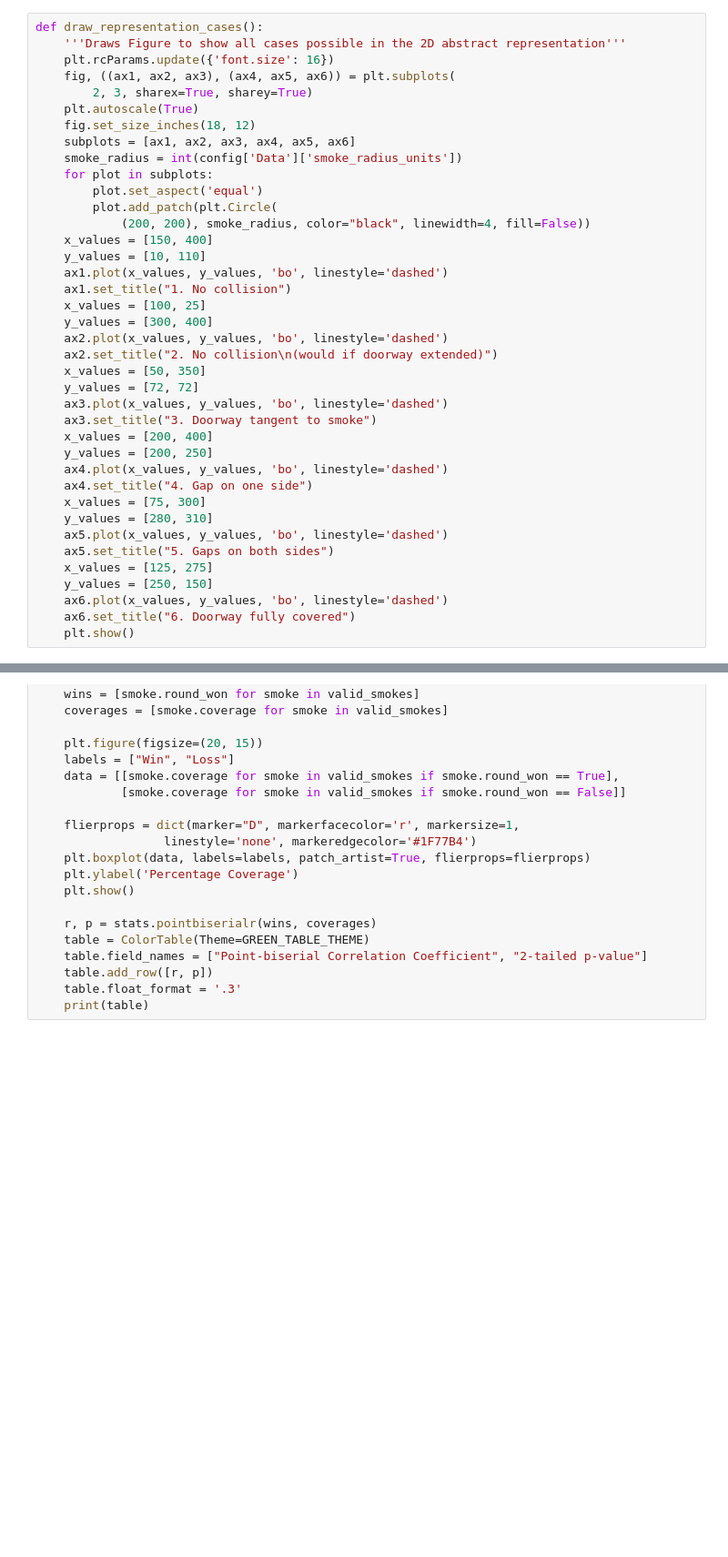
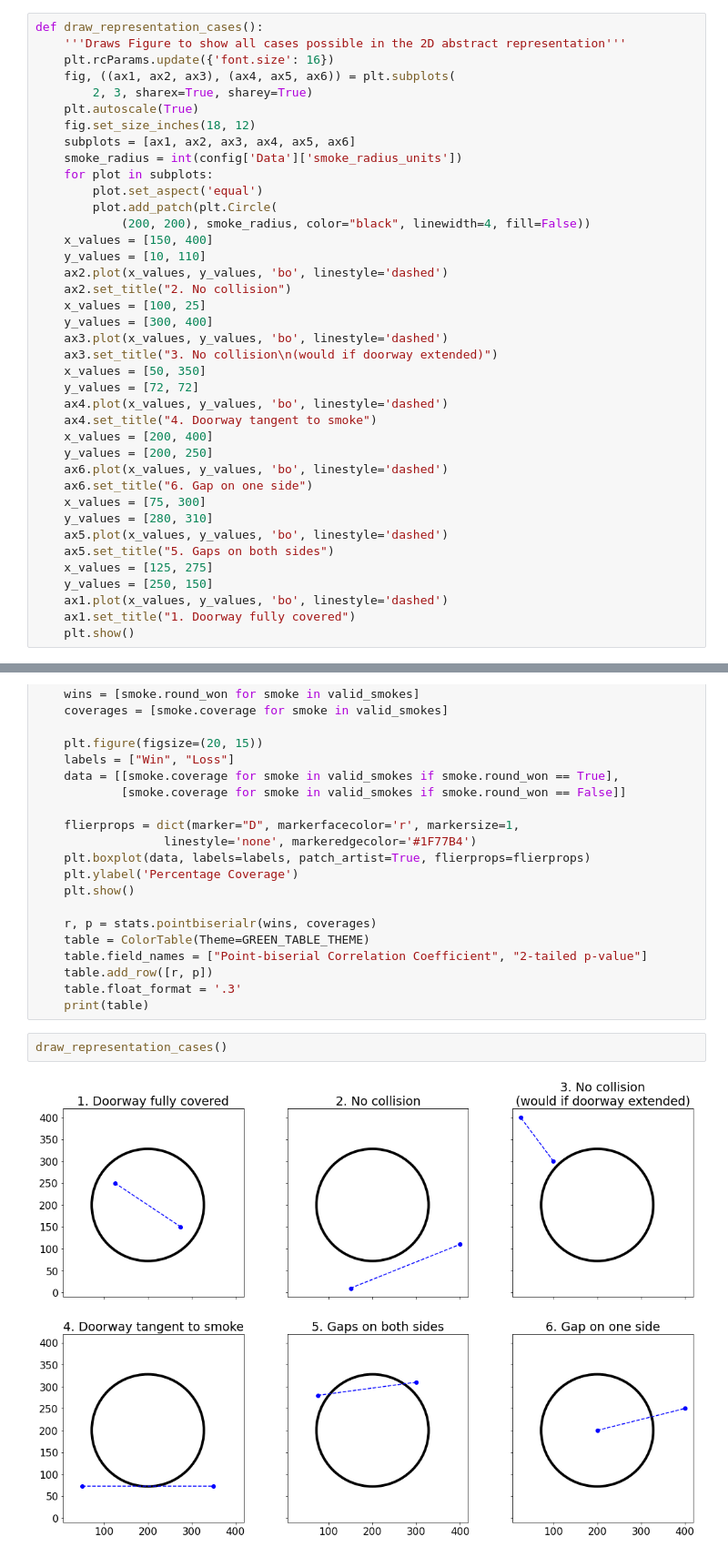
Before and after one commit to LucyIvatt/csgo-smoke-analysis-tool, a Jupyter notebook: visualisation.ipynb, the cells around one changed output, grey strips where cells are left out. Shown at 91% size. Saved outputs shown, nothing was run; the diff lists cells and outputs as text; blank space fills up the shorter version.

```diff
--- a/visualisation.ipynb
+++ b/visualisation.ipynb
@@ -185,28 +189,28 @@ def draw_representation_cases():
             (200, 200), smoke_radius, color="black", linewidth=4, fill=False))
     x_values = [150, 400]
     y_values = [10, 110]
-    ax1.plot(x_values, y_values, 'bo', linestyle='dashed')
-    ax1.set_title("1. No collision")
+    ax2.plot(x_values, y_values, 'bo', linestyle='dashed')
+    ax2.set_title("2. No collision")
     x_values = [100, 25]
     y_values = [300, 400]
-    ax2.plot(x_values, y_values, 'bo', linestyle='dashed')
-    ax2.set_title("2. No collision\n(would if doorway extended)")
+    ax3.plot(x_values, y_values, 'bo', linestyle='dashed')
+    ax3.set_title("3. No collision\n(would if doorway extended)")
     x_values = [50, 350]
     y_values = [72, 72]
-    ax3.plot(x_values, y_values, 'bo', linestyle='dashed')
-    ax3.set_title("3. Doorway tangent to smoke")
+    ax4.plot(x_values, y_values, 'bo', linestyle='dashed')
+    ax4.set_title("4. Doorway tangent to smoke")
     x_values = [200, 400]
     y_values = [200, 250]
-    ax4.plot(x_values, y_values, 'bo', linestyle='dashed')
-    ax4.set_title("4. Gap on one side")
+    ax6.plot(x_values, y_values, 'bo', linestyle='dashed')
+    ax6.set_title("6. Gap on one side")
     x_values = [75, 300]
     y_values = [280, 310]
     ax5.plot(x_values, y_values, 'bo', linestyle='dashed')
     ax5.set_title("5. Gaps on both sides")
     x_values = [125, 275]
     y_values = [250, 150]
-    ax6.plot(x_values, y_values, 'bo', linestyle='dashed')
-    ax6.set_title("6. Doorway fully covered")
+    ax1.plot(x_values, y_values, 'bo', linestyle='dashed')
+    ax1.set_title("1. Doorway fully covered")
     plt.show()
 # %%
 def dataset_heatmaps(overlay_doors=False):
@@ -388,6 +394,10 @@ def win_coverage_stats(valid_smokes):
     table.add_row([r, p])
     table.float_format = '.3'
     print(table)
+# %%
+draw_representation_cases()
+# %% [output]
+[figure, added]
 # %%
 smokes = load_smoke_data()
 doorways = load_doorway_data()
```
Also changed, not shown: parts of 10 cells of this notebook, 2 other files.
